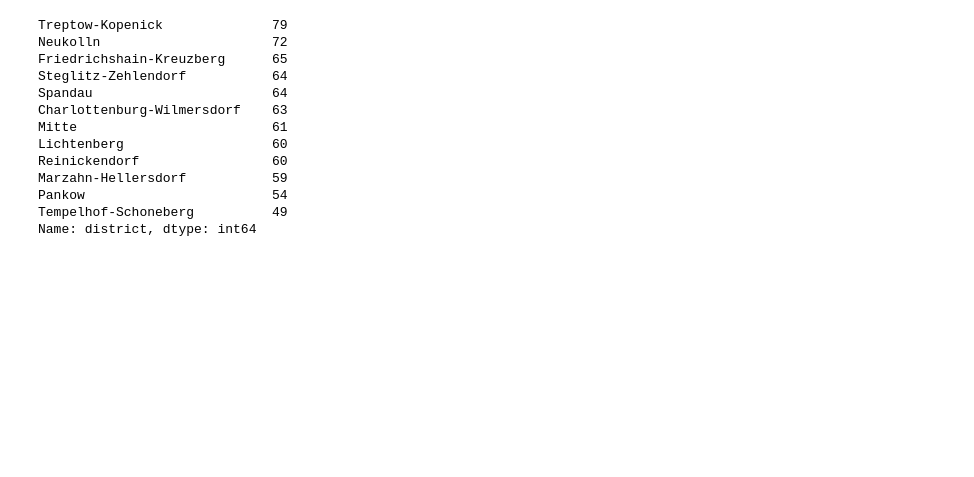
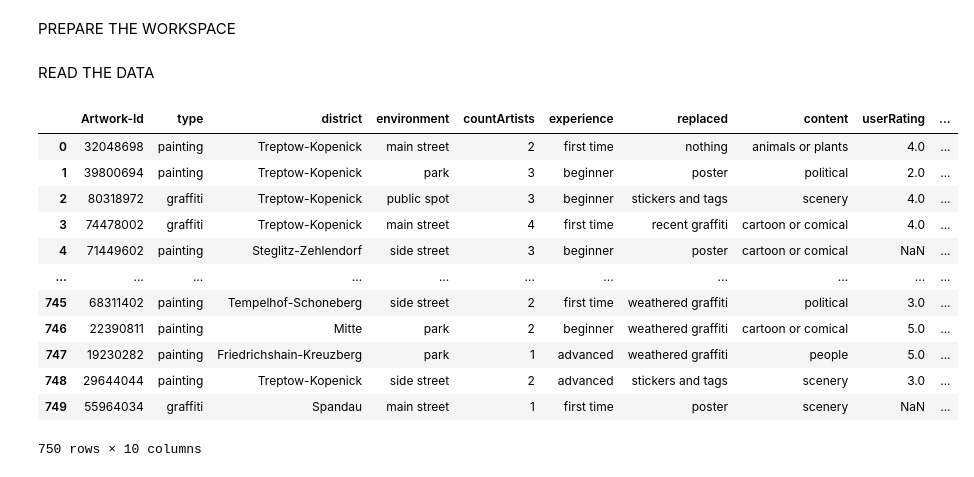
Before and after one commit to TechLabs-Berlin/st22-beautify-berlin, a Jupyter notebook: data_preparation.ipynb, the cells around one changed output. Saved outputs shown, nothing was run; the diff lists cells and outputs as text; code cells hidden in the pictures; blank space fills up the shorter version.

```diff
--- a/data_preparation.ipynb
+++ b/data_preparation.ipynb
@@ -10,0 +1,2 @@ import pandas as pd
+# %% [markdown]
+PREPARE THE WORKSPACE
@@ -11,22 +6,23 @@ import pandas as pd
+# %% [markdown]
+READ THE DATA
 # %%
-# READ THE DATA
 # the data is synthetic. I generated it in order to have data to work with
 # it contains artworks created by the "Beautify Berlin" community inlcuding data about the type of artwork, the district it can be found in and further
 # "Column1" contained the index in the *.txt file and was dropped since it would have been redundant
 
 artworks = pd.read_table("beautified_boxes.txt").drop("Column1", axis=1)
-print(artworks)
+artworks
 # %% [output]
+|  | Artwork-Id | type | district | environment | countArtists | experience | replaced | content | userRating | ... |
+| 0 | 32048698 | painting | Treptow-Kopenick | main street | 2 | first time | nothing | animals or plants | 4.0 | ... |
+| 1 | 39800694 | painting | Treptow-Kopenick | park | 3 | beginner | poster | political | 2.0 | ... |
+| 2 | 80318972 | graffiti | Treptow-Kopenick | public spot | 3 | beginner | stickers and tags | scenery | 4.0 | ... |
+| 3 | 74478002 | graffiti | Treptow-Kopenick | main street | 4 | first time | recent graffiti | cartoon or comical | 4.0 | ... |
+| 4 | 71449602 | painting | Steglitz-Zehlendorf | side street | 3 | beginner | poster | cartoon or comical | NaN | ... |
+| ... | ... | ... | ... | ... | ... | ... | ... | ... | ... | ... |
+| 745 | 68311402 | painting | Tempelhof-Schoneberg | side street | 2 | first time | weathered graffiti | political | 3.0 | ... |
+| 746 | 22390811 | painting | Mitte | park | 2 | beginner | weathered graffiti | cartoon or comical | 5.0 | ... |
+| 747 | 19230282 | painting | Friedrichshain-Kreuzberg | park | 1 | advanced | weathered graffiti | people | 5.0 | ... |
+| 748 | 29644044 | painting | Treptow-Kopenick | side street | 2 | advanced | stickers and tags | scenery | 3.0 | ... |
+| 749 | 55964034 | graffiti | Spandau | main street | 1 | first time | poster | scenery | NaN | ... |
-Treptow-Kopenick              79
-Neukolln                      72
-Friedrichshain-Kreuzberg      65
-Steglitz-Zehlendorf           64
-Spandau                       64
-Charlottenburg-Wilmersdorf    63
-Mitte                         61
-Lichtenberg                   60
-Reinickendorf                 60
-Marzahn-Hellersdorf           59
-Pankow                        54
-Tempelhof-Schoneberg          49
-Name: district, dtype: int64
+750 rows × 10 columns
```
Also changed, not shown: parts of 14 cells of this notebook, 2 other files.
